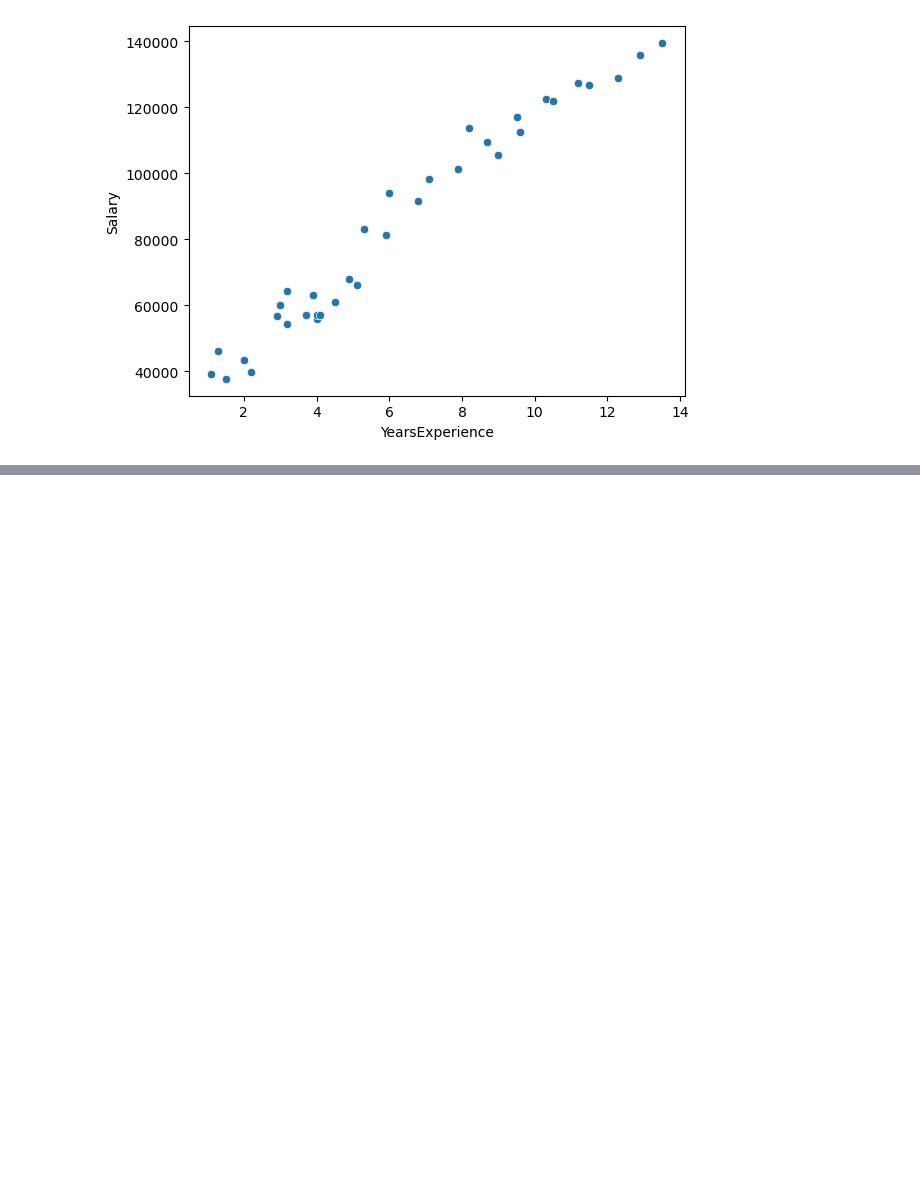
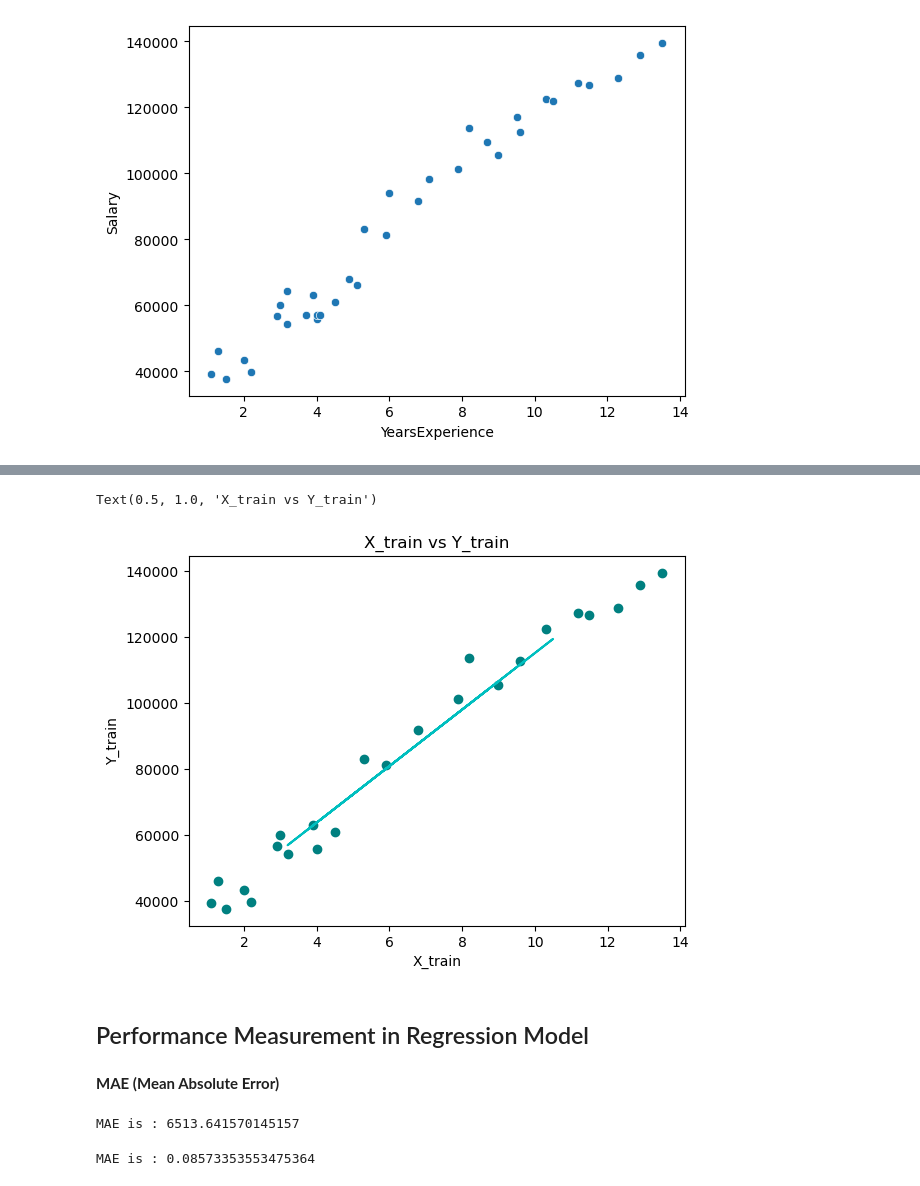
Before and after one commit to Anugrahig/LM-BD-March, a Jupyter notebook: march_bigdata/ml/regression/Simple_linear_Regression/02_SimpleLR_salary.ipynb, the cells around one changed output, grey strips where cells are left out. Drawn from its saved outputs; the diff is of its cells as text; code cells hidden in the pictures; blank space fills up the shorter version.

```diff
--- a/march_bigdata/ml/regression/Simple_linear_Regression/02_SimpleLR_salary.ipynb
+++ b/march_bigdata/ml/regression/Simple_linear_Regression/02_SimpleLR_salary.ipynb
@@ -112,0 +122,5 @@ X_train, X_test, y_train, y_test = train_test_split(X, y, test_size=0.30, random
+# %%
+model=LinearRegression()
+model.fit(X_train,y_train)
+y_pred=model.predict(X_test)
+print(y_pred)
@@ -112,0 +157,13 @@ X_train, X_test, y_train, y_test = train_test_split(X, y, test_size=0.30, random
+# %%
+plt.scatter(X_train,y_train,color="teal")
+plt.plot(X_test,y_pred,c="c")
+plt.xlabel("X_train")
+plt.ylabel("Y_train")
+plt.title("X_train vs Y_train")
+# %% [output]
+Text(0.5, 1.0, 'X_train vs Y_train')
+[figure, added]
+# %% [markdown]
+## Performance Measurement in Regression Model
+# %% [markdown]
+**MAE (Mean Absolute Error)**
@@ -112,0 +172,8 @@ X_train, X_test, y_train, y_test = train_test_split(X, y, test_size=0.30, random
+# %%
+print("MAE is :",mean_absolute_error(y_test,y_pred))
+# %% [output]
+MAE is : 6513.641570145157
+# %%
+print("MAPE is :",mean_absolute_percentage_error(y_test,y_pred))
+# %% [output]
+MAE is : 0.08573353553475364
```
Also changed, not shown: parts of 15 cells of this notebook.
